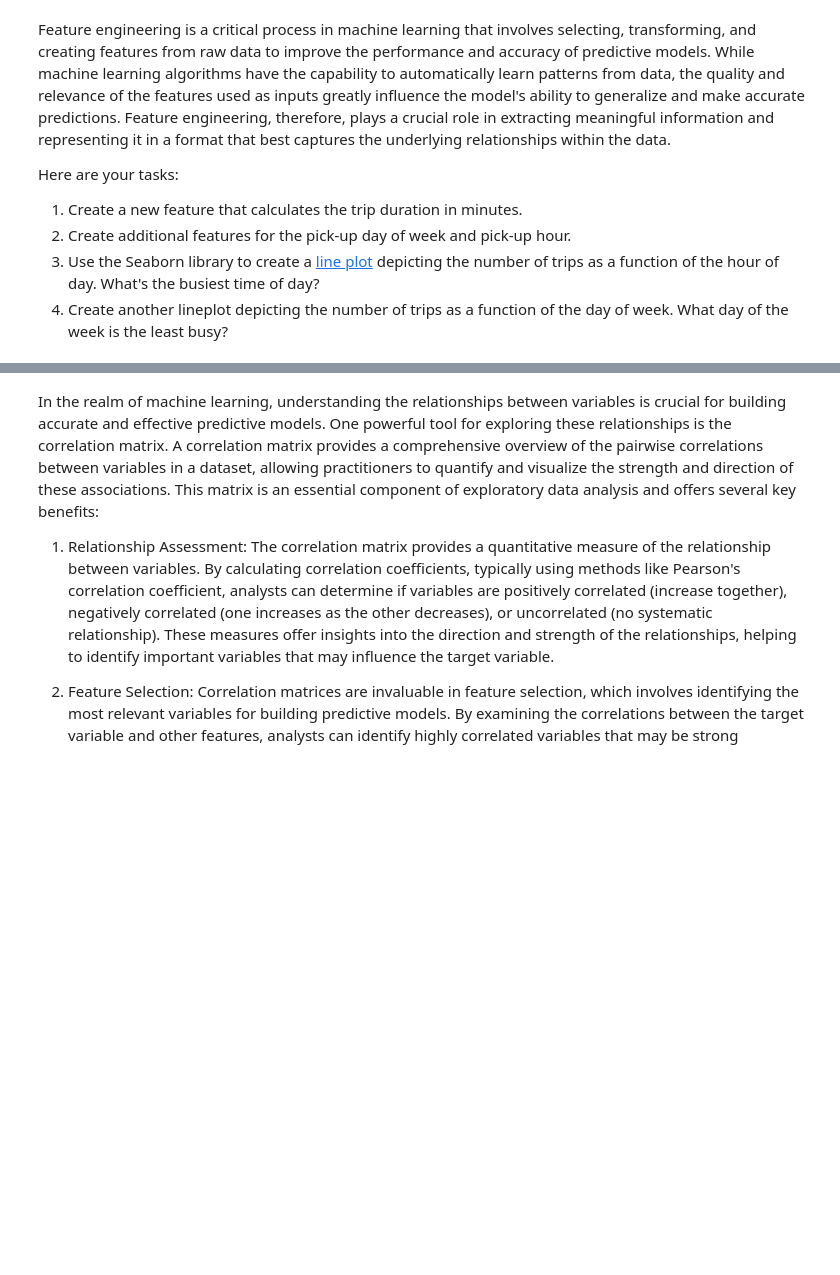
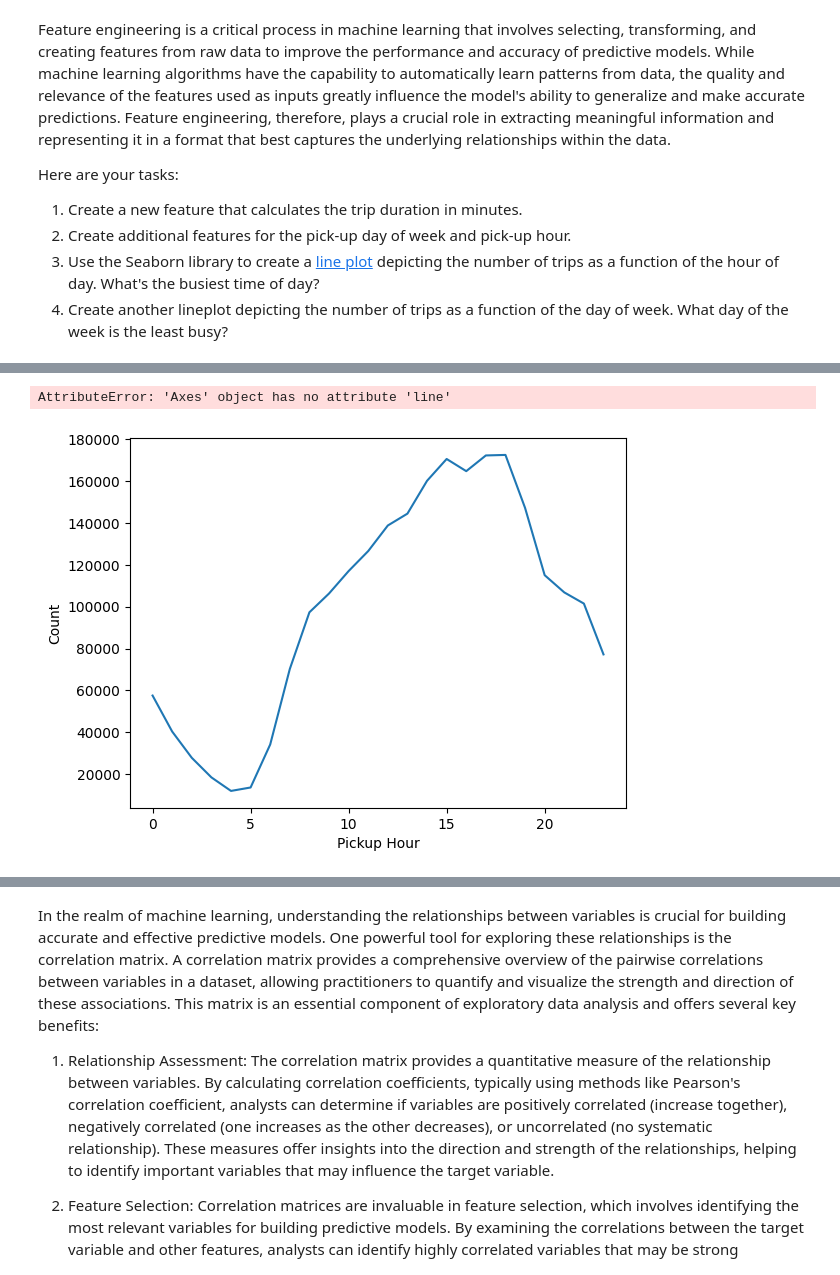
Before and after one commit to sranga/CleaningData, a Jupyter notebook: Student_MLE_MiniProject_EDA.ipynb, the cells around one changed output, grey strips where cells are left out. Drawn from its saved outputs; the diff is of its cells as text; code cells hidden in the pictures; blank space fills up the shorter version.

```diff
--- a/Student_MLE_MiniProject_EDA.ipynb
+++ b/Student_MLE_MiniProject_EDA.ipynb
@@ -29,3 +29,5 @@ Load the NYC taxi dataset into a Pandas DataFrame and do a few basic checks to e
   6. Drop all rows with NULL values and store the result. We'll ignore NULL valued rows in this mini-project.
 # %%
 # Load parquet file into a Pandas DataFrame
+taxi_df = pd.read_parquet('https://d37ci6vzurychx.cloudfront.net/trip-data/yellow_tripdata_2022-01.parquet')
+taxi_df
@@ -40,2 +98,4 @@ Load the NYC taxi dataset into a Pandas DataFrame and do a few basic checks to e
 # %%
 # Drop rows with missing values.
+taxi_clean_df = taxi_df.dropna()
+taxi_clean_df.isna().sum()
@@ -50,3 +129,5 @@ Here are your tasks:
   4. Create another lineplot depicting the number of trips as a function of the day of week. What day of the week is the least busy?
 # %%
 # Create a new column for trip duration in minutes
+taxi_clean_df['trip_duration'] = taxi_clean_df.tpep_dropoff_datetime - taxi_clean_df.tpep_pickup_datetime
+taxi_clean_df.trip_duration
@@ -53,2 +154,6 @@ Here are your tasks:
 # %%
 # Create new columns for pickup hour and day of week
+taxi_clean_df['pickup_hour'] = taxi_clean_df.tpep_pickup_datetime.dt.hour
+taxi_clean_df['pickup_day'] = taxi_clean_df.tpep_pickup_datetime.dt.dayofweek
+taxi_clean_df['pickup_day_name'] = taxi_clean_df.tpep_pickup_datetime.dt.day_name()
+taxi_clean_df.weekday
@@ -55,4 +190,8 @@ Here are your tasks:
 # %%
 # Create a lineplot displaying the number of trips by pickup hour
+taxi_clean_df.groupby('pickup_hour')['pickup_hour'].count().plot(xlabel='Pickup Hour', ylabel='Count').line()
+# %% [output]
+AttributeError: 'Axes' object has no attribute 'line'
+[figure, added]
 # %%
 # Create a lineplot displaying the number of trips by pickup day
```
Also changed, not shown: parts of 10 cells of this notebook.
